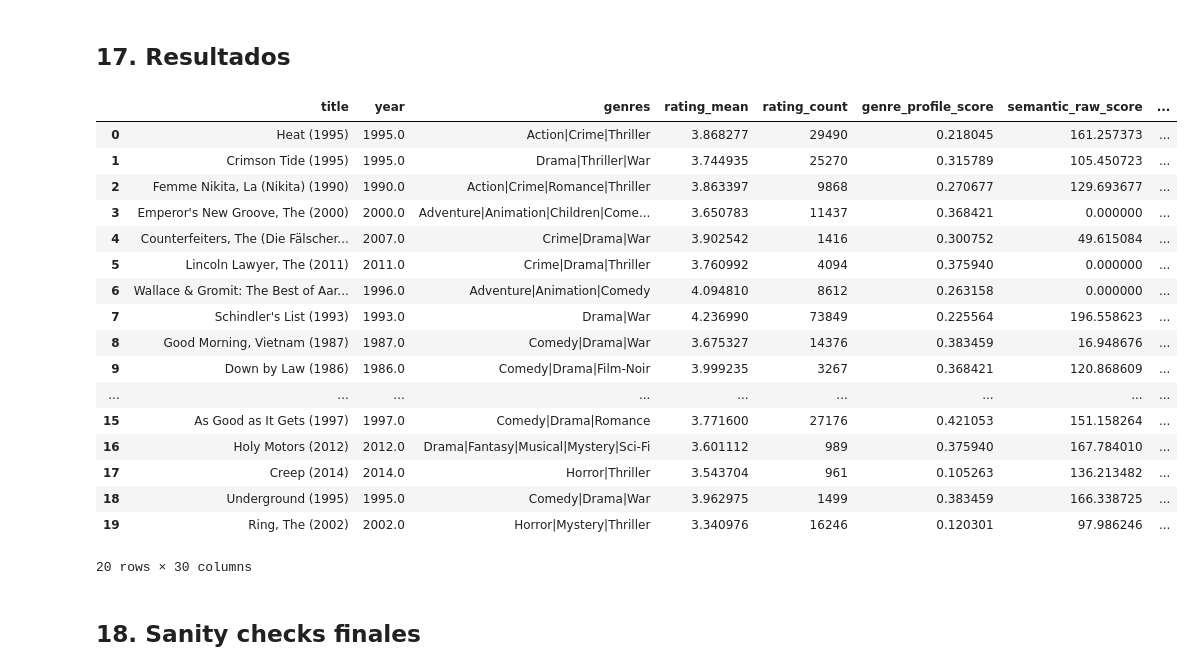
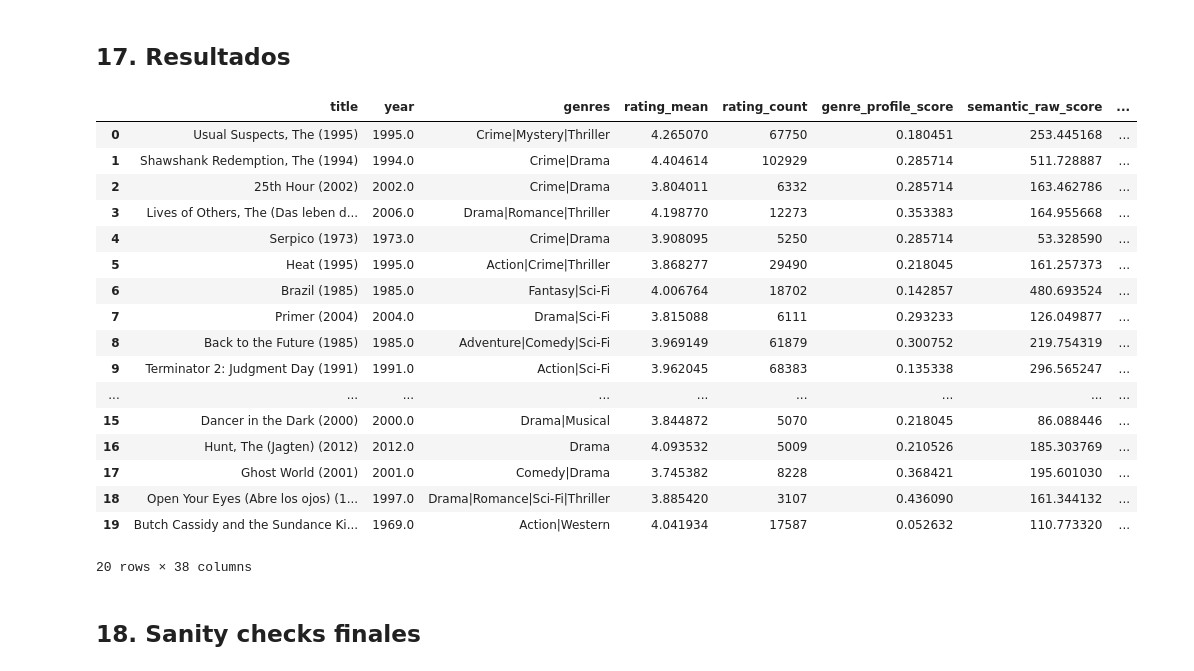
Before and after one commit to alexonazo/TFG, a Jupyter notebook: notebooks/08_recomendador_hibrido_final.ipynb, the cells around one changed output. Saved outputs shown, nothing was run; the diff lists cells and outputs as text; code cells hidden in the pictures.

```diff
--- a/notebooks/08_recomendador_hibrido_final.ipynb
+++ b/notebooks/08_recomendador_hibrido_final.ipynb
@@ -33,6 +33,10 @@ ROOT = Path("..")
 DATA_RAW = ROOT / "data" / "raw"
 DATA_PROCESSED = ROOT / "data" / "processed"
 REPORTS_RESULTADOS = ROOT / "reports" / "resultados"
+REPORTS_DEBUG = ROOT / "reports" / "debug"
+
+EXPORT_FULL_RESULTS = False
+EXPORT_DEBUG_SNAPSHOT = True
 TAGS_SEMANTIC_CLEAN_PATH = DATA_PROCESSED / "tags_semantic_clean.csv"
 TAG_SEMANTIC_STATS_PATH = DATA_PROCESSED / "tag_semantic_stats.csv"
 
@@ -4282,51 +4575,60 @@ RESULT_COLUMNS = [
     "rating_count",
     "genre_profile_score",
     "semantic_raw_score",
     "negative_semantic_raw_score",
     "semantic_profile_score",
     "negative_genre_score",
     "negative_semantic_score",
     "semantic_explanation_terms",
     "negative_semantic_terms",
     "content_profile_score",
     "negative_similarity_score",
     "item_item_collab_score",
     "item_item_negative_collab_score",
     "rating_score",
     "popularity_score",
     "contrib_genre",
     "contrib_semantic",
     "contrib_collab",
     "contrib_rating",
     "contrib_popularity",
     "penalty_negative_genre",
     "penalty_negative_semantic",
     "penalty_negative_collab",
     "dominant_signal",
     "hybrid_score",
+    "human_like_score",
+    "anchor_match_score",
+    "false_positive_risk",
+    "recommendation_branch",
+    "recommendation_bucket",
+    "anchor_movies_matched",
+    "why_this_matches",
+    "risk_explanation",
     "explanation",
 ]
 
-display(recommendations[RESULT_COLUMNS].head(20))
+available_result_columns = [col for col in RESULT_COLUMNS if col in recommendations.columns]
+display(recommendations[available_result_columns].head(20))
 # %% [output]
 |  | title | year | genres | rating_mean | rating_count | genre_profile_score | semantic_raw_score | ... |
-| 0 | Heat (1995) | 1995.0 | Action|Crime|Thriller | 3.868277 | 29490 | 0.218045 | 161.257373 | ... |
-| 1 | Crimson Tide (1995) | 1995.0 | Drama|Thriller|War | 3.744935 | 25270 | 0.315789 | 105.450723 | ... |
-| 2 | Femme Nikita, La (Nikita) (1990) | 1990.0 | Action|Crime|Romance|Thriller | 3.863397 | 9868 | 0.270677 | 129.693677 | ... |
-| 3 | Emperor's New Groove, The (2000) | 2000.0 | Adventure|Animation|Children|Come... | 3.650783 | 11437 | 0.368421 | 0.000000 | ... |
-| 4 | Counterfeiters, The (Die Fälscher... | 2007.0 | Crime|Drama|War | 3.902542 | 1416 | 0.300752 | 49.615084 | ... |
-| 5 | Lincoln Lawyer, The (2011) | 2011.0 | Crime|Drama|Thriller | 3.760992 | 4094 | 0.375940 | 0.000000 | ... |
-| 6 | Wallace & Gromit: The Best of Aar... | 1996.0 | Adventure|Animation|Comedy | 4.094810 | 8612 | 0.263158 | 0.000000 | ... |
-| 7 | Schindler's List (1993) | 1993.0 | Drama|War | 4.236990 | 73849 | 0.225564 | 196.558623 | ... |
-| 8 | Good Morning, Vietnam (1987) | 1987.0 | Comedy|Drama|War | 3.675327 | 14376 | 0.383459 | 16.948676 | ... |
-| 9 | Down by Law (1986) | 1986.0 | Comedy|Drama|Film-Noir | 3.999235 | 3267 | 0.368421 | 120.868609 | ... |
+| 0 | Usual Suspects, The (1995) | 1995.0 | Crime|Mystery|Thriller | 4.265070 | 67750 | 0.180451 | 253.445168 | ... |
+| 1 | Shawshank Redemption, The (1994) | 1994.0 | Crime|Drama | 4.404614 | 102929 | 0.285714 | 511.728887 | ... |
+| 2 | 25th Hour (2002) | 2002.0 | Crime|Drama | 3.804011 | 6332 | 0.285714 | 163.462786 | ... |
+| 3 | Lives of Others, The (Das leben d... | 2006.0 | Drama|Romance|Thriller | 4.198770 | 12273 | 0.353383 | 164.955668 | ... |
+| 4 | Serpico (1973) | 1973.0 | Crime|Drama | 3.908095 | 5250 | 0.285714 | 53.328590 | ... |
+| 5 | Heat (1995) | 1995.0 | Action|Crime|Thriller | 3.868277 | 29490 | 0.218045 | 161.257373 | ... |
+| 6 | Brazil (1985) | 1985.0 | Fantasy|Sci-Fi | 4.006764 | 18702 | 0.142857 | 480.693524 | ... |
+| 7 | Primer (2004) | 2004.0 | Drama|Sci-Fi | 3.815088 | 6111 | 0.293233 | 126.049877 | ... |
+| 8 | Back to the Future (1985) | 1985.0 | Adventure|Comedy|Sci-Fi | 3.969149 | 61879 | 0.300752 | 219.754319 | ... |
+| 9 | Terminator 2: Judgment Day (1991) | 1991.0 | Action|Sci-Fi | 3.962045 | 68383 | 0.135338 | 296.565247 | ... |
 | ... | ... | ... | ... | ... | ... | ... | ... | ... |
-| 15 | As Good as It Gets (1997) | 1997.0 | Comedy|Drama|Romance | 3.771600 | 27176 | 0.421053 | 151.158264 | ... |
-| 16 | Holy Motors (2012) | 2012.0 | Drama|Fantasy|Musical|Mystery|Sci-Fi | 3.601112 | 989 | 0.375940 | 167.784010 | ... |
-| 17 | Creep (2014) | 2014.0 | Horror|Thriller | 3.543704 | 961 | 0.105263 | 136.213482 | ... |
-| 18 | Underground (1995) | 1995.0 | Comedy|Drama|War | 3.962975 | 1499 | 0.383459 | 166.338725 | ... |
-| 19 | Ring, The (2002) | 2002.0 | Horror|Mystery|Thriller | 3.340976 | 16246 | 0.120301 | 97.986246 | ... |
+| 15 | Dancer in the Dark (2000) | 2000.0 | Drama|Musical | 3.844872 | 5070 | 0.218045 | 86.088446 | ... |
+| 16 | Hunt, The (Jagten) (2012) | 2012.0 | Drama | 4.093532 | 5009 | 0.210526 | 185.303769 | ... |
+| 17 | Ghost World (2001) | 2001.0 | Comedy|Drama | 3.745382 | 8228 | 0.368421 | 195.601030 | ... |
+| 18 | Open Your Eyes (Abre los ojos) (1... | 1997.0 | Drama|Romance|Sci-Fi|Thriller | 3.885420 | 3107 | 0.436090 | 161.344132 | ... |
+| 19 | Butch Cassidy and the Sundance Ki... | 1969.0 | Action|Western | 4.041934 | 17587 | 0.052632 | 110.773320 | ... |
-20 rows × 30 columns
+20 rows × 38 columns
 # %% [markdown]
 ## 18. Sanity checks finales
 # %%
```
Also changed, not shown: parts of 6 cells of this notebook, 1 other file.
